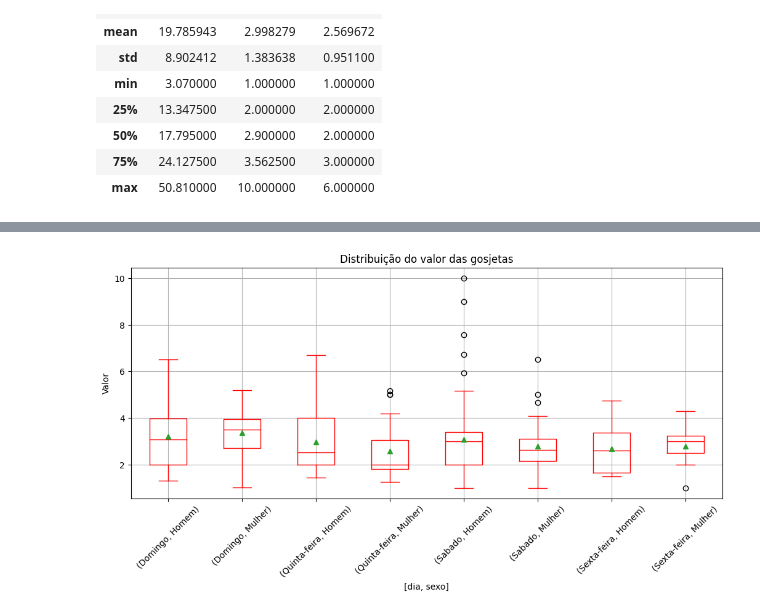
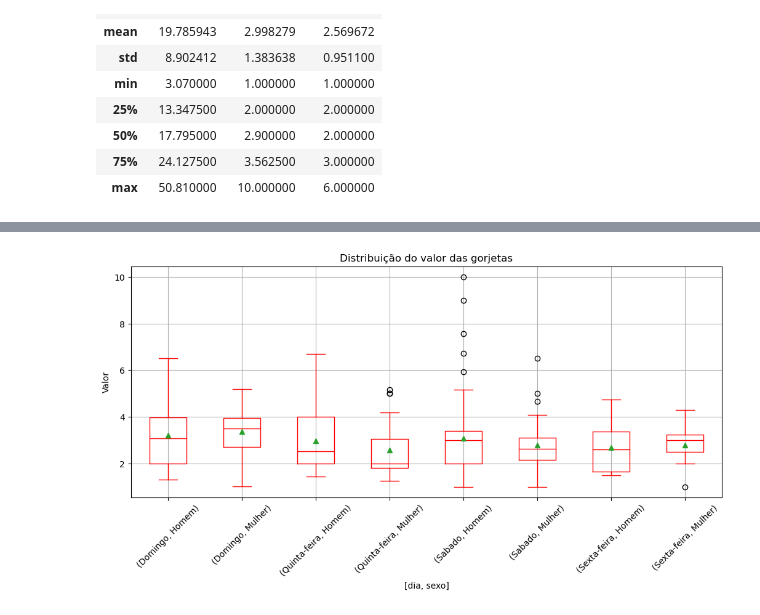
Before and after one commit to tokujiTO/estatistica, a Jupyter notebook: aula5/aula5.ipynb, the cells around one changed output, grey strips where cells are left out. Cells and saved outputs as stored; diff of their text form; code cells hidden in the pictures.

```diff
--- a/aula5/aula5.ipynb
+++ b/aula5/aula5.ipynb
@@ -354,15 +354,15 @@ plt.show()
 # %%
 gorjetas.boxplot(by=['dia', 'sexo'], column=['gorjeta'], color='red', showmeans=True, figsize=(12, 5))
 
 # Título
-plt.title('Distribuição do valor das gosjetas')
+plt.title('Distribuição do valor das gorjetas')
 plt.ylabel('Valor')
 plt.suptitle('')
 
 # Rotacionar os textos do eixo x em 45 graus
 plt.xticks(rotation=45)
 
 # Mostra o gráfico
 plt.show()
 # %% [output]
-[figure, old version]
+[figure, new version]
```
Also changed, not shown: parts of 12 cells of this notebook, 11 other files.
